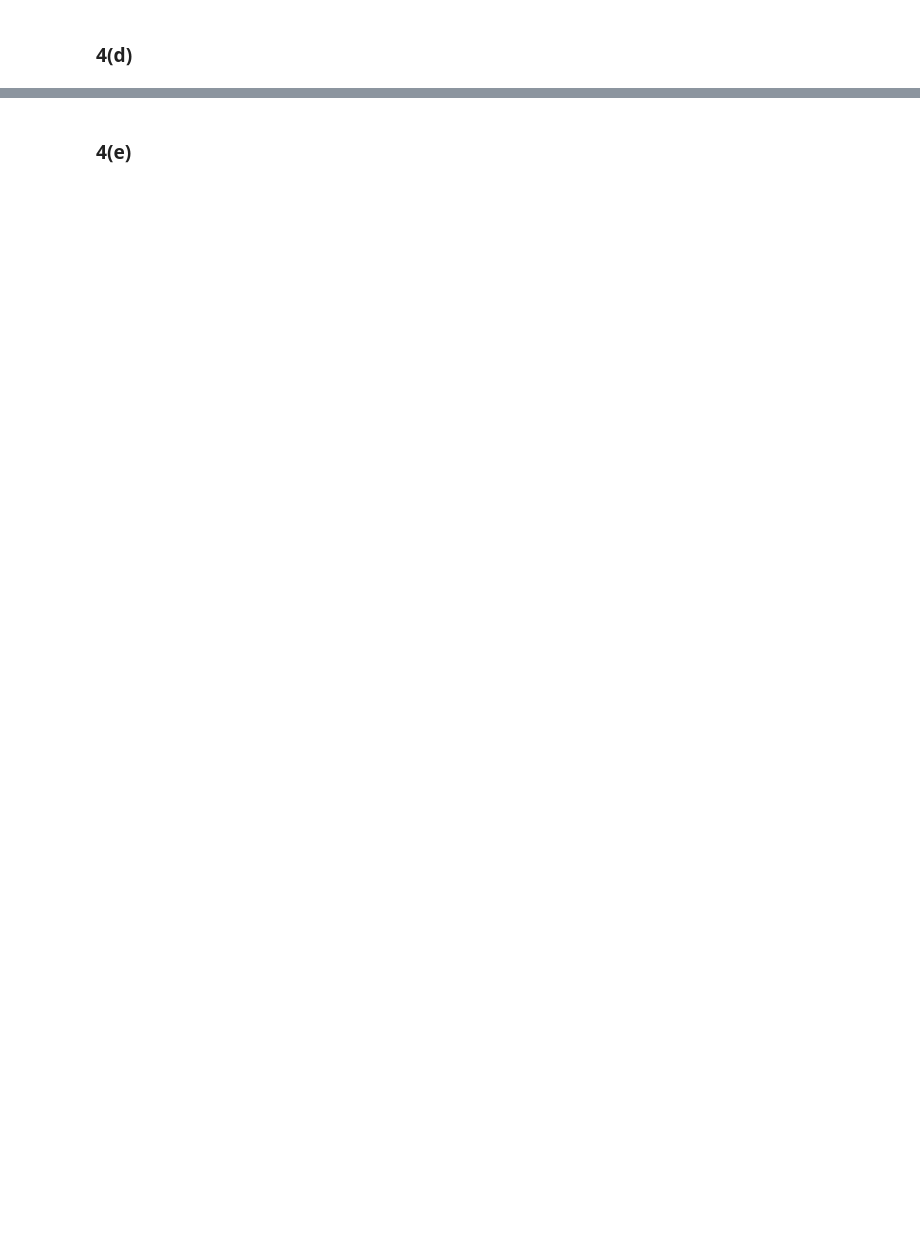
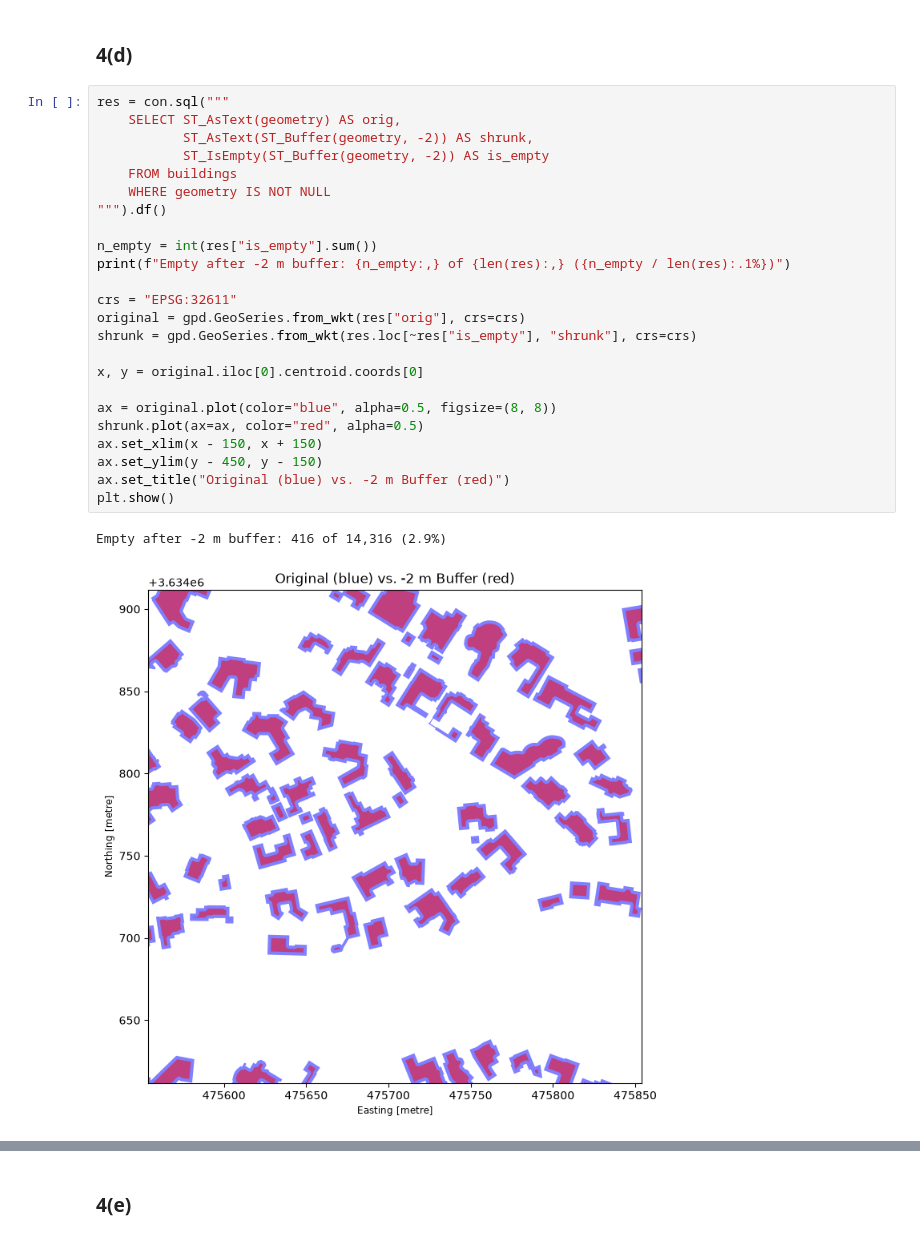
Before and after one commit to aarshiagupta/property-footprint-intelligence, a Jupyter notebook: notebooks/footprint_analysis/92037_la_jolla.ipynb, the cells around one changed output, grey strips where cells are left out. Cells and saved outputs as stored; diff of their text form; blank space fills up the shorter version.

```diff
--- a/notebooks/footprint_analysis/92037_la_jolla.ipynb
+++ b/notebooks/footprint_analysis/92037_la_jolla.ipynb
@@ -178,2 +313,29 @@ NotImplementedException: Not implemented Error: Data type 'geometry' not recogni
 # %% [markdown]
 ### 4(d)
+# %%
+res = con.sql("""
+    SELECT ST_AsText(geometry) AS orig,
+           ST_AsText(ST_Buffer(geometry, -2)) AS shrunk,
+           ST_IsEmpty(ST_Buffer(geometry, -2)) AS is_empty
+    FROM buildings
+    WHERE geometry IS NOT NULL
+""").df()
+
+n_empty = int(res["is_empty"].sum())
+print(f"Empty after -2 m buffer: {n_empty:,} of {len(res):,} ({n_empty / len(res):.1%})")
+
+crs = "EPSG:32611"
+original = gpd.GeoSeries.from_wkt(res["orig"], crs=crs)
+shrunk = gpd.GeoSeries.from_wkt(res.loc[~res["is_empty"], "shrunk"], crs=crs)
+
+x, y = original.iloc[0].centroid.coords[0]
+
+ax = original.plot(color="blue", alpha=0.5, figsize=(8, 8))
+shrunk.plot(ax=ax, color="red", alpha=0.5)
+ax.set_xlim(x - 150, x + 150)
+ax.set_ylim(y - 450, y - 150)
+ax.set_title("Original (blue) vs. -2 m Buffer (red)")
+plt.show()
+# %% [output]
+Empty after -2 m buffer: 416 of 14,316 (2.9%)
+[figure, added]
```
Also changed, not shown: parts of 13 cells of this notebook.
